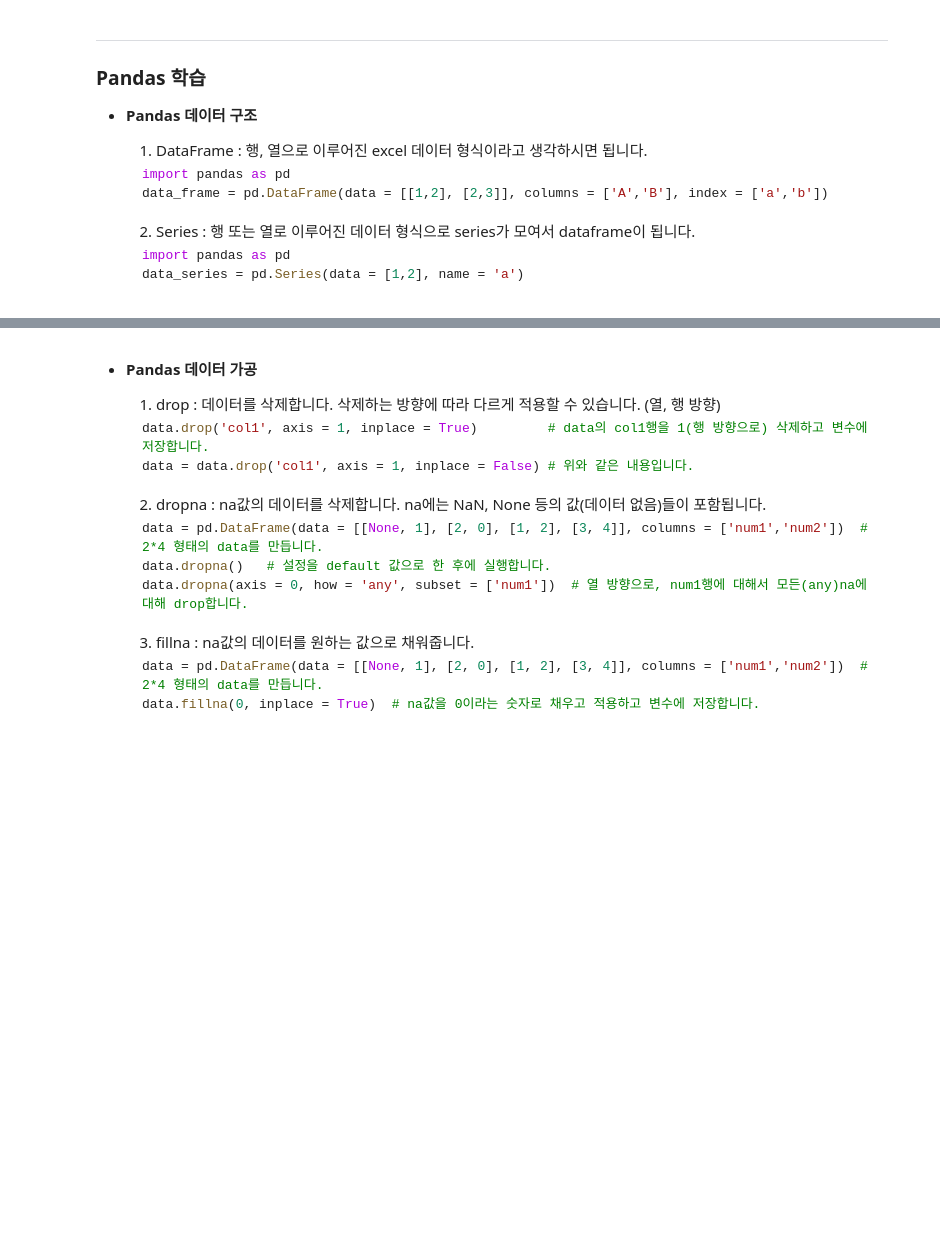
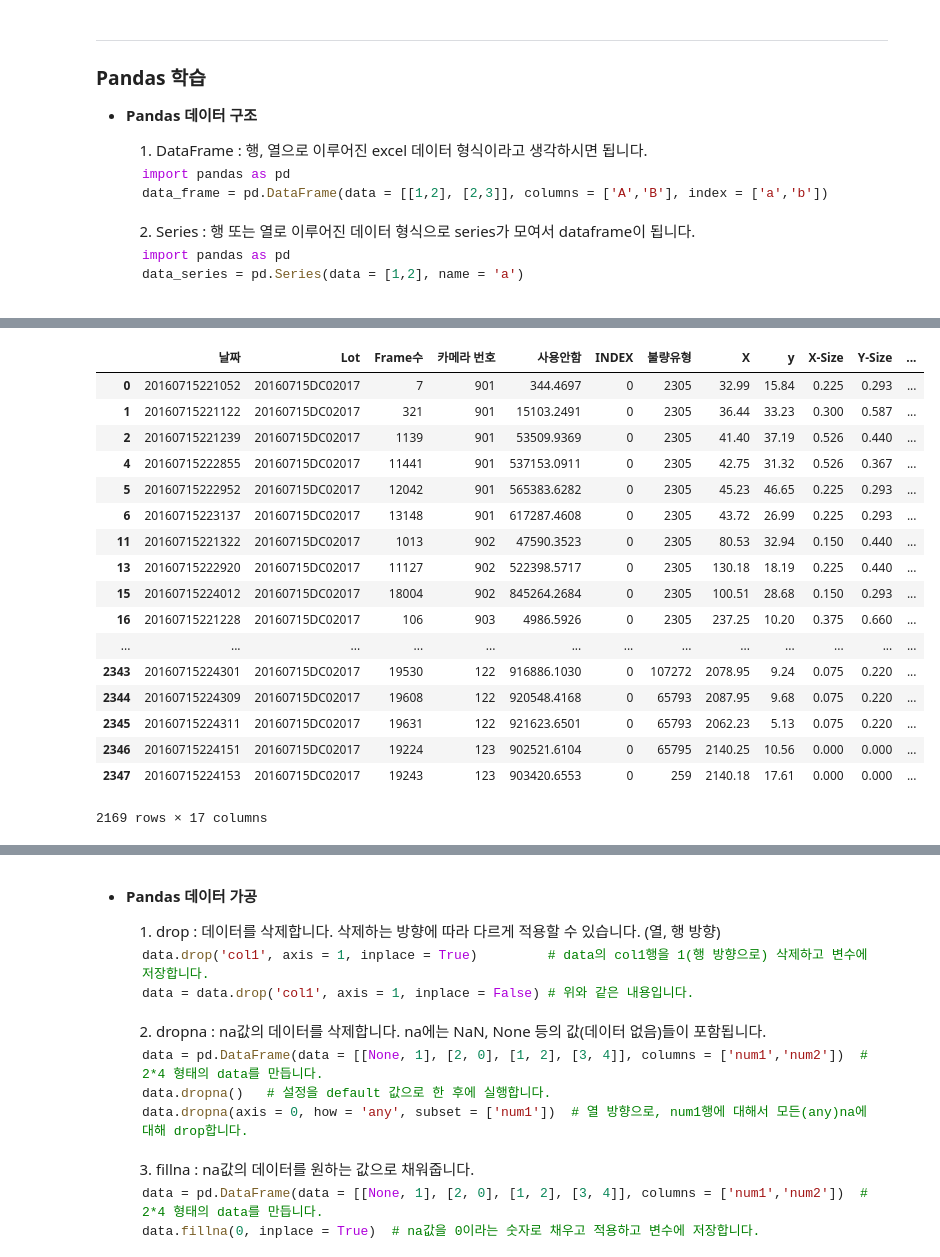
Before and after one commit to kymkh0902/python_repo, a Jupyter notebook: class_material/Day_5_class.ipynb, the cells around one changed output, grey strips where cells are left out. Drawn from its saved outputs; the diff is of its cells as text; code cells hidden in the pictures; blank space fills up the shorter version.

```diff
--- a/class_material/Day_5_class.ipynb
+++ b/class_material/Day_5_class.ipynb
@@ -91,6 +91,9 @@ names = ['날짜','Lot','Frame수', '카메라 번호', '사용안함', 'INDEX',
 #1. dataset라는 폴더 내에 20160715DC02017.txt 파일을 read_csv 함수를 이용해서 불러와보세요. (변수 : data_1)
 
 #2. dataset라는 폴더 내에 20160715DC02017.xlsx 파일을 read_excel 함수를 이용해서 불러와보세요. (변수 : data)
+
+import pandas as pd
+data = pd.read_csv('20160715DC02017.txt', sep = '\t', names = names)
 # %% [markdown]
 - **Pandas 데이터 내용 확인**
     1. head : 데이터 가장 상단의 몇 줄만 확인할 때 사용합니다. (주로 데이터가 잘 불러졌는 지 확인할 때 사용.)
@@ -129,3 +142,24 @@ names = ['날짜','Lot','Frame수', '카메라 번호', '사용안함', 'INDEX',
+# %%
+data[data['Value']<100]
+# %% [output]
+|  | 날짜 | Lot | Frame수 | 카메라 번호 | 사용안함 | INDEX | 불량유형 | X | y | X-Size | Y-Size | ... |
+| 0 | 20160715221052 | 20160715DC02017 | 7 | 901 | 344.4697 | 0 | 2305 | 32.99 | 15.84 | 0.225 | 0.293 | ... |
+| 1 | 20160715221122 | 20160715DC02017 | 321 | 901 | 15103.2491 | 0 | 2305 | 36.44 | 33.23 | 0.300 | 0.587 | ... |
+| 2 | 20160715221239 | 20160715DC02017 | 1139 | 901 | 53509.9369 | 0 | 2305 | 41.40 | 37.19 | 0.526 | 0.440 | ... |
+| 4 | 20160715222855 | 20160715DC02017 | 11441 | 901 | 537153.0911 | 0 | 2305 | 42.75 | 31.32 | 0.526 | 0.367 | ... |
+| 5 | 20160715222952 | 20160715DC02017 | 12042 | 901 | 565383.6282 | 0 | 2305 | 45.23 | 46.65 | 0.225 | 0.293 | ... |
+| 6 | 20160715223137 | 20160715DC02017 | 13148 | 901 | 617287.4608 | 0 | 2305 | 43.72 | 26.99 | 0.225 | 0.293 | ... |
+| 11 | 20160715221322 | 20160715DC02017 | 1013 | 902 | 47590.3523 | 0 | 2305 | 80.53 | 32.94 | 0.150 | 0.440 | ... |
+| 13 | 20160715222920 | 20160715DC02017 | 11127 | 902 | 522398.5717 | 0 | 2305 | 130.18 | 18.19 | 0.225 | 0.440 | ... |
+| 15 | 20160715224012 | 20160715DC02017 | 18004 | 902 | 845264.2684 | 0 | 2305 | 100.51 | 28.68 | 0.150 | 0.293 | ... |
+| 16 | 20160715221228 | 20160715DC02017 | 106 | 903 | 4986.5926 | 0 | 2305 | 237.25 | 10.20 | 0.375 | 0.660 | ... |
+| ... | ... | ... | ... | ... | ... | ... | ... | ... | ... | ... | ... | ... |
+| 2343 | 20160715224301 | 20160715DC02017 | 19530 | 122 | 916886.1030 | 0 | 107272 | 2078.95 | 9.24 | 0.075 | 0.220 | ... |
+| 2344 | 20160715224309 | 20160715DC02017 | 19608 | 122 | 920548.4168 | 0 | 65793 | 2087.95 | 9.68 | 0.075 | 0.220 | ... |
+| 2345 | 20160715224311 | 20160715DC02017 | 19631 | 122 | 921623.6501 | 0 | 65793 | 2062.23 | 5.13 | 0.075 | 0.220 | ... |
+| 2346 | 20160715224151 | 20160715DC02017 | 19224 | 123 | 902521.6104 | 0 | 65795 | 2140.25 | 10.56 | 0.000 | 0.000 | ... |
+| 2347 | 20160715224153 | 20160715DC02017 | 19243 | 123 | 903420.6553 | 0 | 259 | 2140.18 | 17.61 | 0.000 | 0.000 | ... |
+2169 rows × 17 columns
 # %% [markdown]
 - **Pandas 데이터 선택**
 
```
Also changed, not shown: parts of 4 cells of this notebook.
